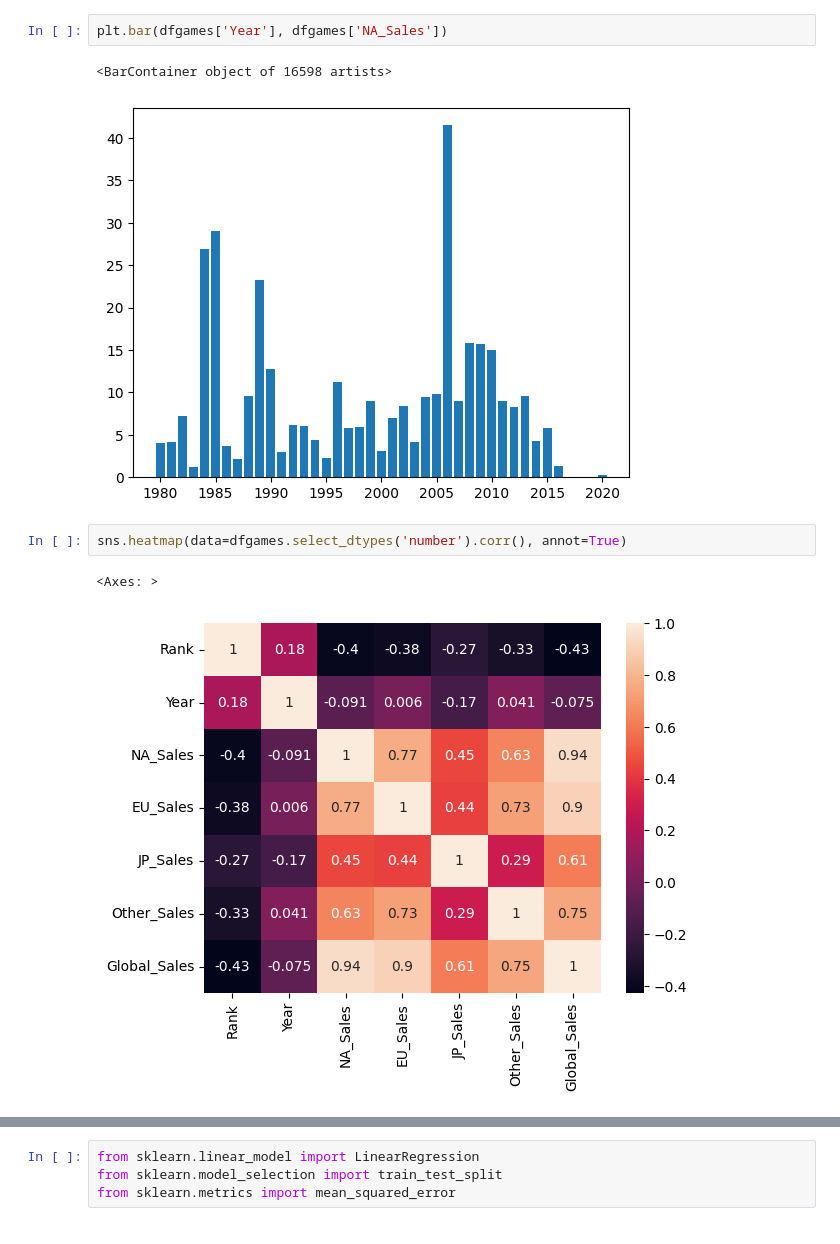
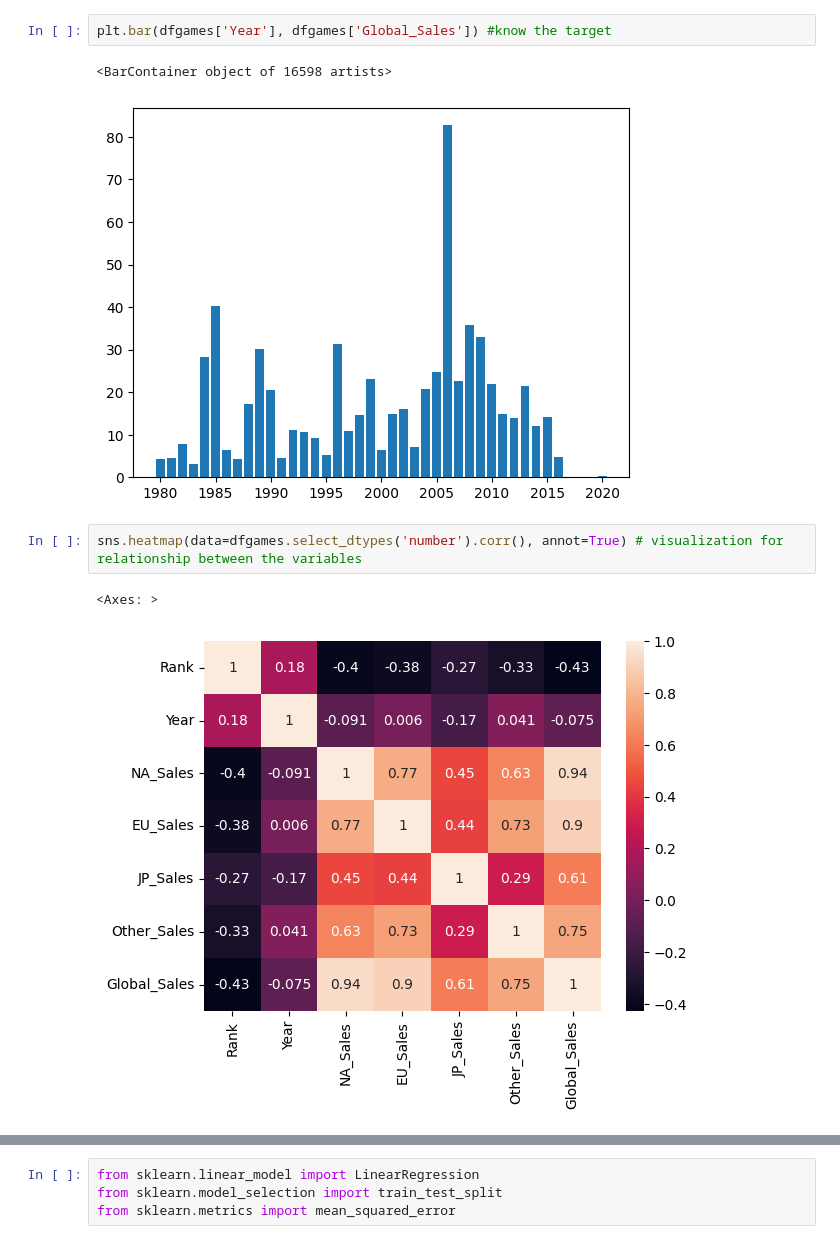
Before and after one commit to EduardoParra98/world-games--Linear-regression, a Jupyter notebook: Games_linear regression.ipynb, the cells around one changed output, grey strips where cells are left out. Drawn from its saved outputs; the diff is of its cells as text.

```diff
--- a/Games_linear regression.ipynb
+++ b/Games_linear regression.ipynb
@@ -20,12 +20,12 @@ dfgames.head(10)
 | 8 | 9 | New Super Mario Bros. Wii | Wii | 2009.0 | Platform | Nintendo | 14.59 | 7.06 | 4.70 | 2.26 | ... |
 | 9 | 10 | Duck Hunt | NES | 1984.0 | Shooter | Nintendo | 26.93 | 0.63 | 0.28 | 0.47 | ... |
 # %%
-plt.bar(dfgames['Year'], dfgames['NA_Sales'])
+plt.bar(dfgames['Year'], dfgames['Global_Sales']) #know the target
 # %% [output]
 <BarContainer object of 16598 artists>
-[figure, old version]
+[figure, new version]
 # %%
-sns.heatmap(data=dfgames.select_dtypes('number').corr(), annot=True)
+sns.heatmap(data=dfgames.select_dtypes('number').corr(), annot=True) # visualization for relationship between the variables
 # %% [output]
 <Axes: >
 [figure]
```
Also changed, not shown: parts of 16 cells of this notebook.
